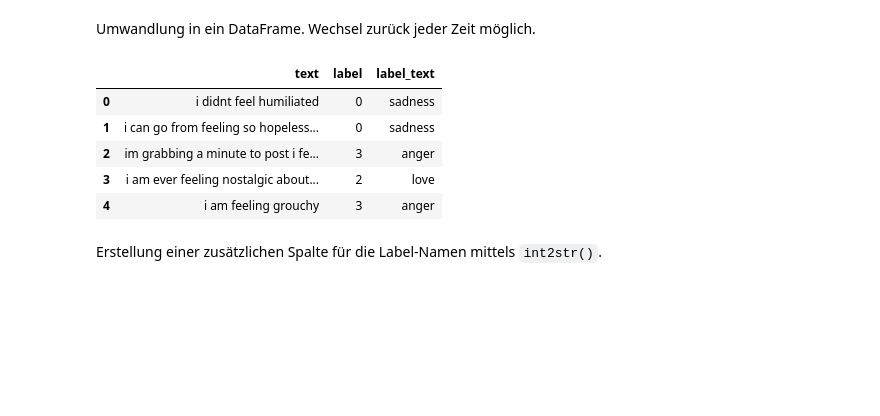
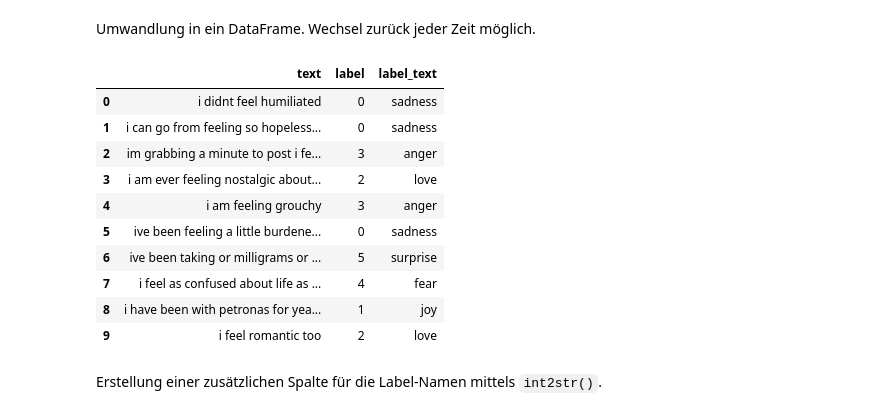
Before and after one commit to RaminParker/Huggingface_Text, a Jupyter notebook: text_classification_with_hf.ipynb, the cells around one changed output. Saved outputs shown, nothing was run; the diff lists cells and outputs as text; code cells hidden in the pictures; blank space fills up the shorter version.

```diff
--- a/text_classification_with_hf.ipynb
+++ b/text_classification_with_hf.ipynb
@@ -215,16 +215,21 @@ Umwandlung in ein DataFrame. Wechsel zurück jeder Zeit möglich.
 # %%
 import pandas as pd
 
 emotions.set_format(type="pandas")
 df = emotions["train"][:]
-df.head()
+df.head(10)
 # %% [output]
 |  | text | label | label_text |
 | 0 | i didnt feel humiliated | 0 | sadness |
 | 1 | i can go from feeling so hopeless... | 0 | sadness |
 | 2 | im grabbing a minute to post i fe... | 3 | anger |
 | 3 | i am ever feeling nostalgic about... | 2 | love |
 | 4 | i am feeling grouchy | 3 | anger |
+| 5 | ive been feeling a little burdene... | 0 | sadness |
+| 6 | ive been taking or milligrams or ... | 5 | surprise |
+| 7 | i feel as confused about life as ... | 4 | fear |
+| 8 | i have been with petronas for yea... | 1 | joy |
+| 9 | i feel romantic too | 2 | love |
 # %% [markdown]
 Erstellung einer zusätzlichen Spalte für die Label-Namen mittels `int2str()`.
 # %%
```
Also changed, not shown: parts of 89 cells of this notebook.
